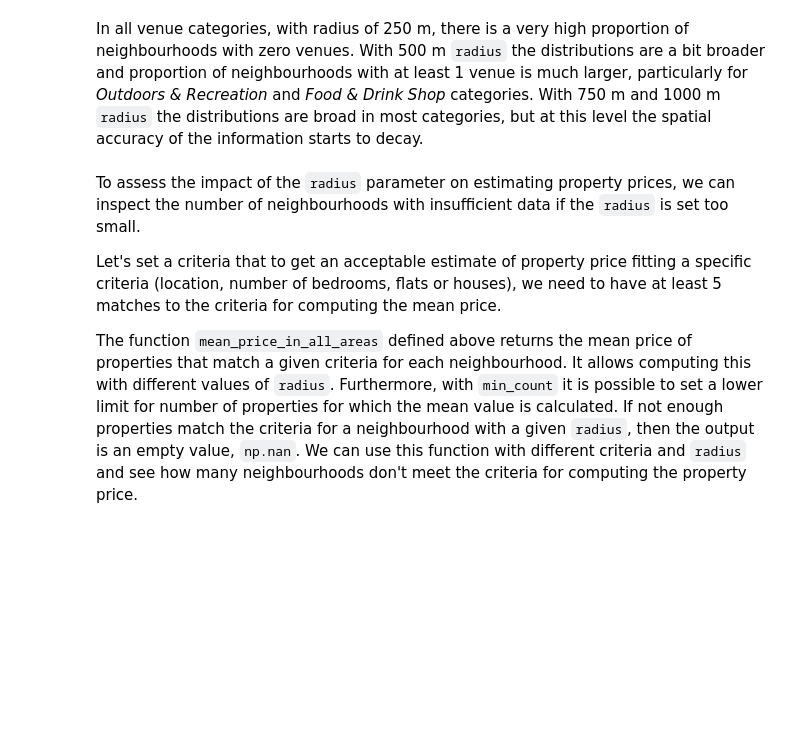
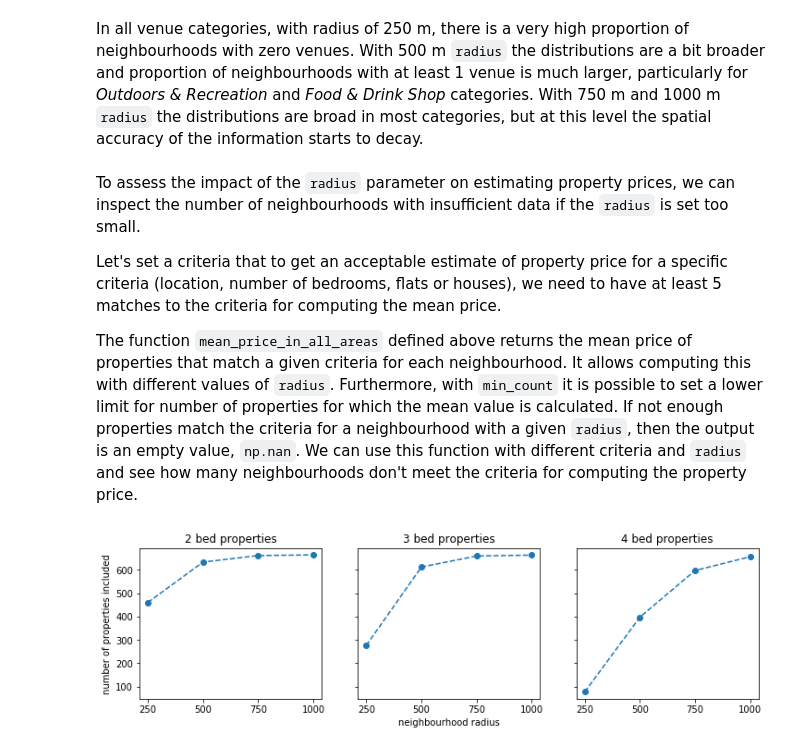
Before and after one commit to sanntann/Coursera_Capstone, a Jupyter notebook: WhereToBuyInEdinburgh.ipynb, the cells around one changed output. Cells and saved outputs as stored; diff of their text form; code cells hidden in the pictures; blank space fills up the shorter version.

```diff
--- a/WhereToBuyInEdinburgh.ipynb
+++ b/WhereToBuyInEdinburgh.ipynb
@@ -999,6 +1021,36 @@ In all venue categories, with radius of 250 m, there is a very high proportion o
 # %% [markdown]
 To assess the impact of the ``radius`` parameter on estimating property prices, we can inspect the number of neighbourhoods with insufficient data if the ``radius`` is set too small.
 
-Let's set a criteria that to get an acceptable estimate of property price fitting a specific criteria (location, number of bedrooms, flats or houses), we need to have at least 5 matches to the criteria for computing the mean price.
+Let's set a criteria that to get an acceptable estimate of property price for a specific criteria (location, number of bedrooms, flats or houses), we need to have at least 5 matches to the criteria for computing the mean price.
 
 The function ``mean_price_in_all_areas`` defined above returns the mean price of properties that match a given criteria for each neighbourhood. It allows computing this with different values of ``radius``. Furthermore, with ``min_count`` it is possible to set a lower limit for number of properties for which the mean value is calculated. If not enough properties match the criteria for a neighbourhood with a given ``radius``, then the output is an empty value, ``np.nan``. We can use this function with different criteria and ``radius`` and see how many neighbourhoods don't meet the criteria for computing the property price.
+# %%
+radii = [250, 500, 750, 1000]
+# Calculate 2 bed property prices for different radius values and note how many included
+prices = [mean_price_in_all_areas(radius, df_property, df_property_distances, df_neighbourhoods,
+                                  bedrooms=[2], min_count=5)
+          for radius in radii]
+n_areas_included_2bed = [sum(~np.isnan(x)) for x in prices]
+# Calculate 3 bed property prices for different radius values
+prices = [mean_price_in_all_areas(radius, df_property, df_property_distances, df_neighbourhoods,
+                                  bedrooms=[3], min_count=5)
+          for radius in radii]
+n_areas_included_3bed = [sum(~np.isnan(x)) for x in prices]
+# Calculate 4 bed property prices for different radius values
+prices = [mean_price_in_all_areas(radius, df_property, df_property_distances, df_neighbourhoods,
+                                  bedrooms=[4], min_count=5)
+          for radius in radii]
+n_areas_included_4bed = [sum(~np.isnan(x)) for x in prices]
+# %%
+fig = plt.figure(figsize=(12, 3))
+axs = fig.subplots(1, 3, sharey=True)
+datas = [n_areas_included_2bed, n_areas_included_3bed, n_areas_included_4bed]
+titles = ['2 bed properties', '3 bed properties', '4 bed properties']
+axs[0].set_ylabel('number of properties included')
+axs[1].set_xlabel('neighbourhood radius')
+for ax, data, title in zip(axs, datas, titles):
+    ax.plot(radii, data, '--o')
+    ax.set_title(title)
+    ax.set_xticks(radii)
+# %% [output]
+[figure, added]
```
Also changed, not shown: parts of 19 cells of this notebook.
